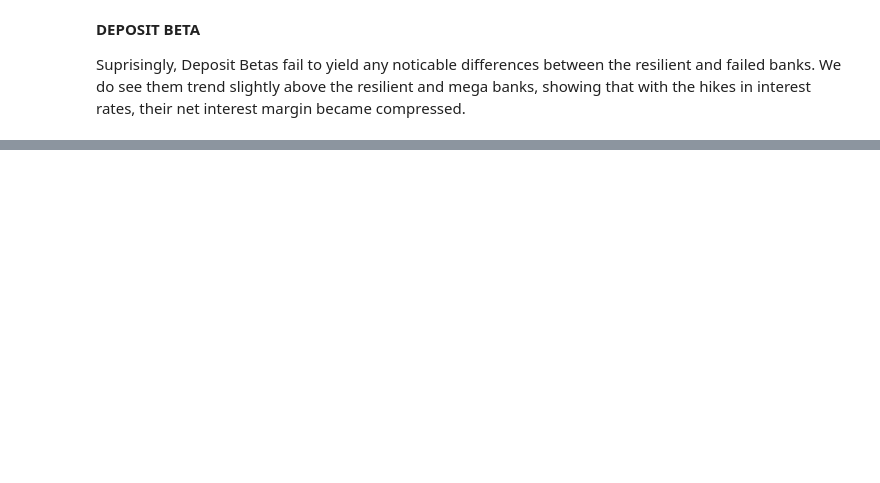
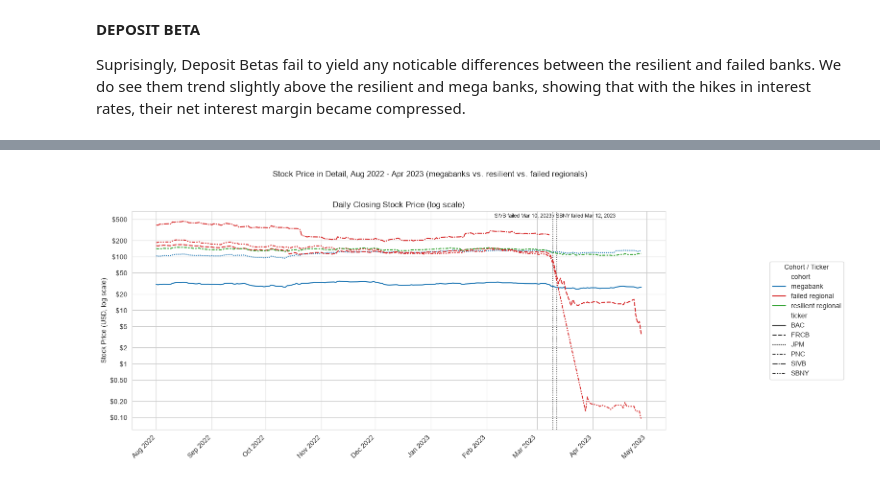
Before and after one commit to odrive881/bank-failure-analysis, a Jupyter notebook: data_analysis.ipynb, the cells around one changed output, grey strips where cells are left out. Saved outputs shown, nothing was run; the diff lists cells and outputs as text; code cells hidden in the pictures; blank space fills up the shorter version.

```diff
--- a/data_analysis.ipynb
+++ b/data_analysis.ipynb
@@ -1378,0 +1562,12 @@ Suprisingly, Deposit Betas fail to yield any noticable differences between the r
+# %%
+"""HISTORICAL STOCK PRICE DOWNLOAD"""
+# This will show whether the market knew the regionals were struggling before they collapsed.
+
+stock_BAC = yf.download("BAC", period="10y")
+stock_FRCB = yf.download("FRCB", period="10y")
+stock_JPM = yf.download("JPM", period="10y")
+stock_PNC = yf.download("PNC", period="10y")
+stock_SIVB = yf.download("SIVB.VI", period="10y")
+
+#Accessing historical SBNY data manually through a csv downloaded from Investing.com, because yfinance only has post-collapse data for the bank.
+stock_SBNY = pd.read_csv("data/raw/other_stock_market_data/Signature Bank Stock Price History.csv")
@@ -1378,0 +1732,64 @@ Suprisingly, Deposit Betas fail to yield any noticable differences between the r
+# %%
+"""DETAILED DAILY STOCK PRICE (Aug 2022 - Apr 2023), by bank, colored by cohort, log-scaled y-axis
+Same underlying series as the Average Monthly Stock Price chart above (stock_long), but at daily
+granularity and zoomed into the run-up to the March 2023 failures instead of monthly averages."""
+import matplotlib.dates as mdates
+
+detail_start, detail_end = "2022-08-01", "2023-04-30"
+stock_detail = stock_long.loc[
+    (stock_long["Date"] >= detail_start) & (stock_long["Date"] <= detail_end)
+].copy()
+
+fig, ax = plt.subplots(1, 1, figsize=(14, 6.5))
+
+sns.lineplot(
+    data=stock_detail,
+    x="Date",
+    y="close",
+    hue="cohort",
+    style="ticker",
+    palette=cohort_palette,
+    dashes=True,
+    linewidth=1.5,
+    ax=ax,
+)
+
+ax.set_yscale("log")
+ax.yaxis.set_major_locator(LogLocator(base=10, subs=(1, 2, 5)))
+ax.yaxis.set_major_formatter(FuncFormatter(lambda y, _: f"${y:,.0f}" if y >= 1 else f"${y:.2f}"))
+ax.yaxis.set_minor_formatter(FuncFormatter(lambda y, _: ""))
+
+ax.set_title("Daily Closing Stock Price (log scale)")
+ax.set_xlabel("")
+ax.set_ylabel("Stock Price (USD, log scale)")
+
+ax.xaxis.set_major_locator(mdates.MonthLocator())
+ax.xaxis.set_major_formatter(mdates.DateFormatter("%b %Y"))
+fig.autofmt_xdate(rotation=45, ha="right")
+
+# --- Approximate bank failure dates, as vertical reference lines (FRCB failed May 1, 2023, just outside this window) ---
+failure_dates_detail = {
+    "SIVB": pd.Timestamp("2023-03-10"),
+    "SBNY": pd.Timestamp("2023-03-12"),
+}
+
+trans = ax.get_xaxis_transform()
+for date in failure_dates_detail.values():
+    ax.axvline(date, color="black", linewidth=1.2, linestyle=":", alpha=0.8, zorder=1)
+
+ax.text(
+    failure_dates_detail["SIVB"] + (failure_dates_detail["SBNY"] - failure_dates_detail["SIVB"]) / 2,
+    0.99, "SIVB failed Mar 10, 2023 / SBNY failed Mar 12, 2023",
+    transform=trans, ha="center", va="top", fontsize=8,
+)
+
+handles, labels = ax.get_legend_handles_labels()
+ax.legend_.remove()
+fig.legend(handles, labels, loc="center left", bbox_to_anchor=(1.0, 0.5), title="Cohort / Ticker")
+
+fig.suptitle("Stock Price in Detail, Aug 2022 - Apr 2023 (megabanks vs. resilient vs. failed regionals)")
+plt.tight_layout()
+plt.subplots_adjust(bottom=0.15, top=0.85, right=0.85)
+plt.show()
+# %% [output]
+[figure, added]
```
Also changed, not shown: parts of 16 cells of this notebook, 8 other files.
